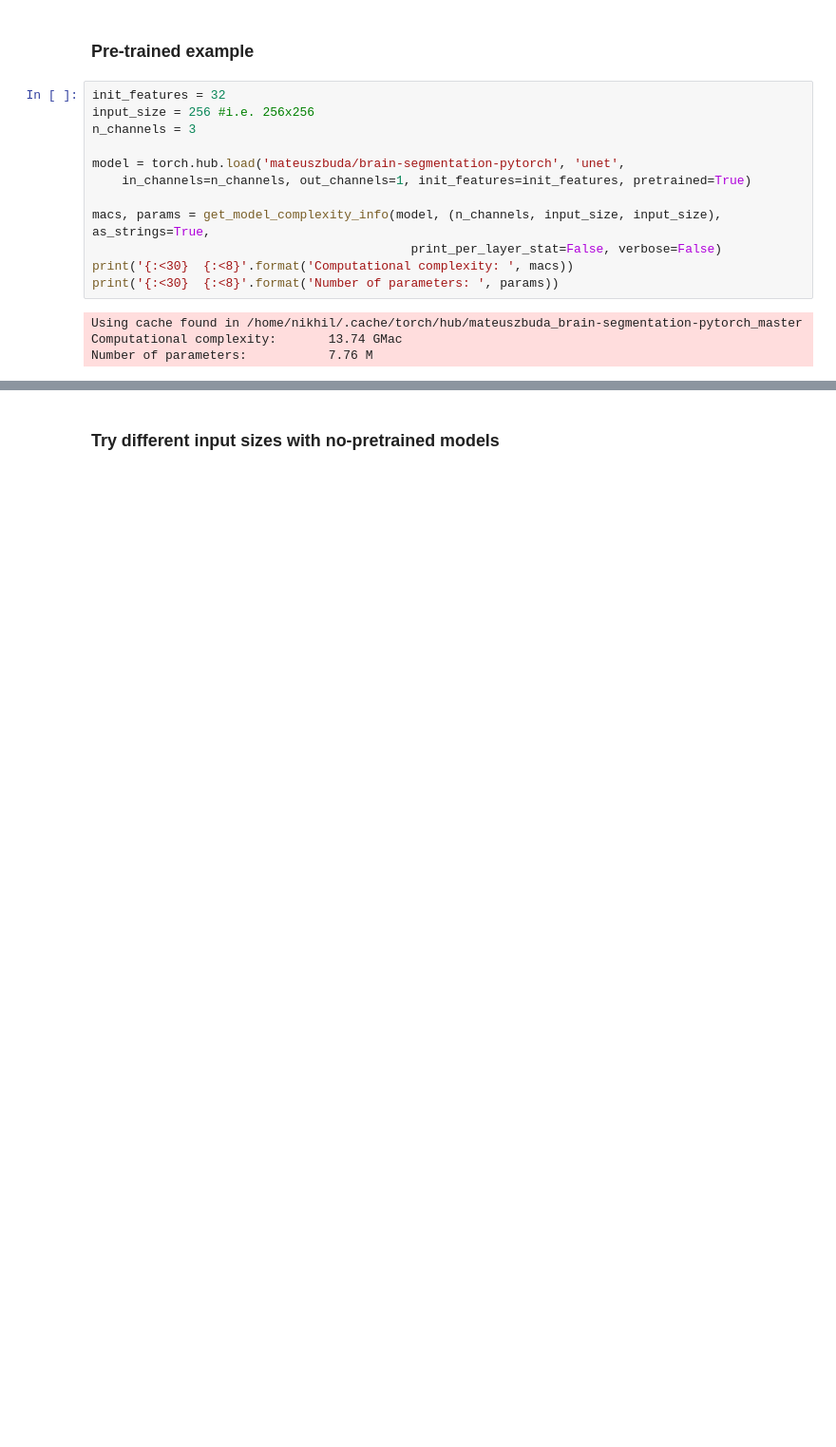
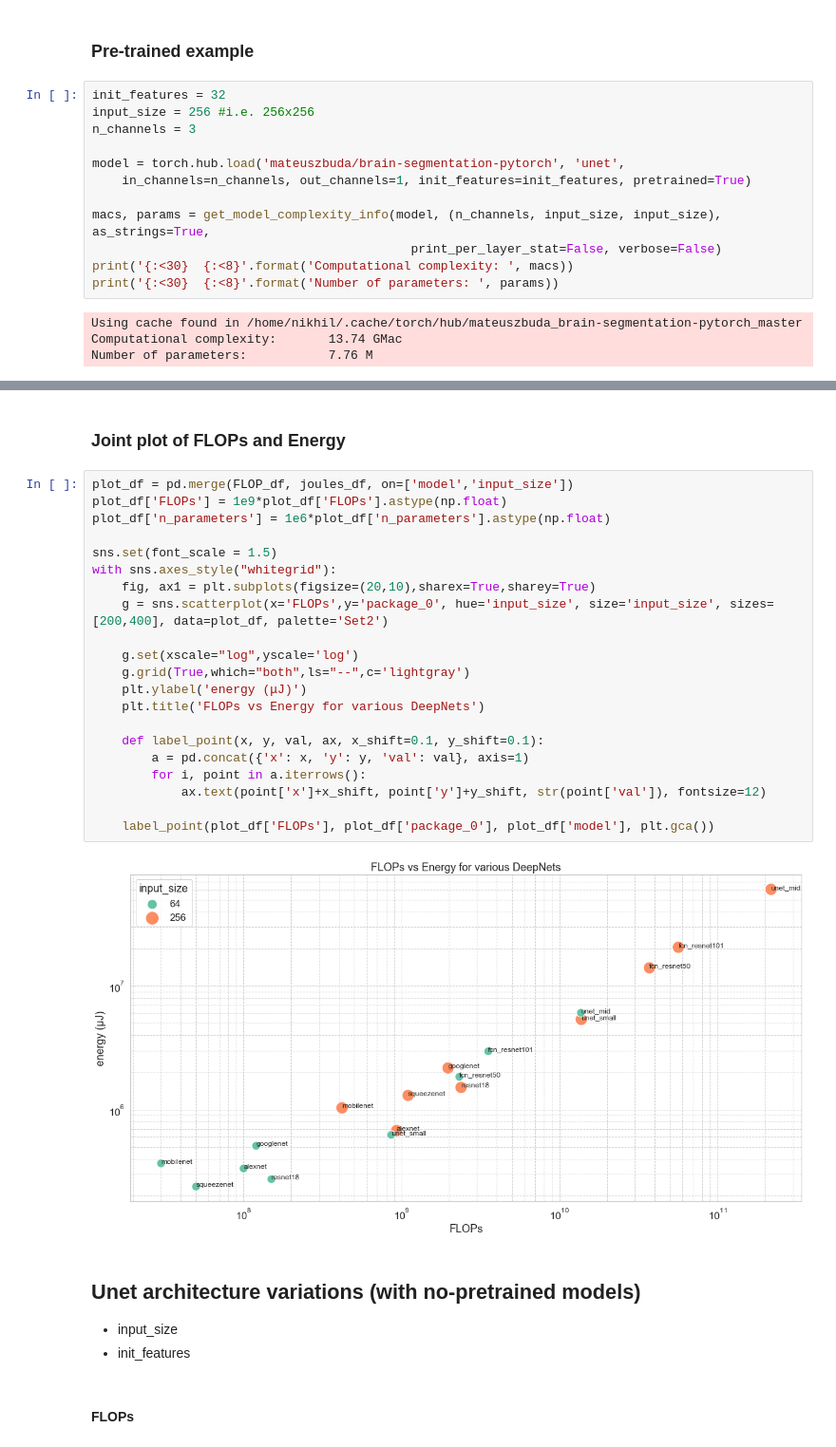
Before and after one commit to neurodatascience/watts_up_compute, a Jupyter notebook: notebooks/4_unet_analysis.ipynb, the cells around one changed output, grey strips where cells are left out. Shown at 95% size. Cells and saved outputs as stored; diff of their text form; blank space fills up the shorter version.

```diff
--- a/notebooks/4_unet_analysis.ipynb
+++ b/notebooks/4_unet_analysis.ipynb
@@ -32,3 +177,32 @@ Number of parameters:           7.76 M
+# %% [markdown]
+### Joint plot of FLOPs and Energy
+# %%
+plot_df = pd.merge(FLOP_df, joules_df, on=['model','input_size'])
+plot_df['FLOPs'] = 1e9*plot_df['FLOPs'].astype(np.float)
+plot_df['n_parameters'] = 1e6*plot_df['n_parameters'].astype(np.float)
+
+sns.set(font_scale = 1.5)
+with sns.axes_style("whitegrid"):
+    fig, ax1 = plt.subplots(figsize=(20,10),sharex=True,sharey=True)
+    g = sns.scatterplot(x='FLOPs',y='package_0', hue='input_size', size='input_size', sizes=[200,400], data=plot_df, palette='Set2')
+
+    g.set(xscale="log",yscale='log')
+    g.grid(True,which="both",ls="--",c='lightgray')
+    plt.ylabel('energy (μJ)')
+    plt.title('FLOPs vs Energy for various DeepNets')
+
+    def label_point(x, y, val, ax, x_shift=0.1, y_shift=0.1):
+        a = pd.concat({'x': x, 'y': y, 'val': val}, axis=1)
+        for i, point in a.iterrows():
+            ax.text(point['x']+x_shift, point['y']+y_shift, str(point['val']), fontsize=12)
+
+    label_point(plot_df['FLOPs'], plot_df['package_0'], plot_df['model'], plt.gca())
+# %% [output]
+[figure, added]
 # %% [markdown]
-### Try different input sizes with no-pretrained models
+## Unet architecture variations (with no-pretrained models)
+- input_size
+- init_features
+# %% [markdown]
+#### FLOPs
 # %%
```
Also changed, not shown: parts of 20 cells of this notebook.
